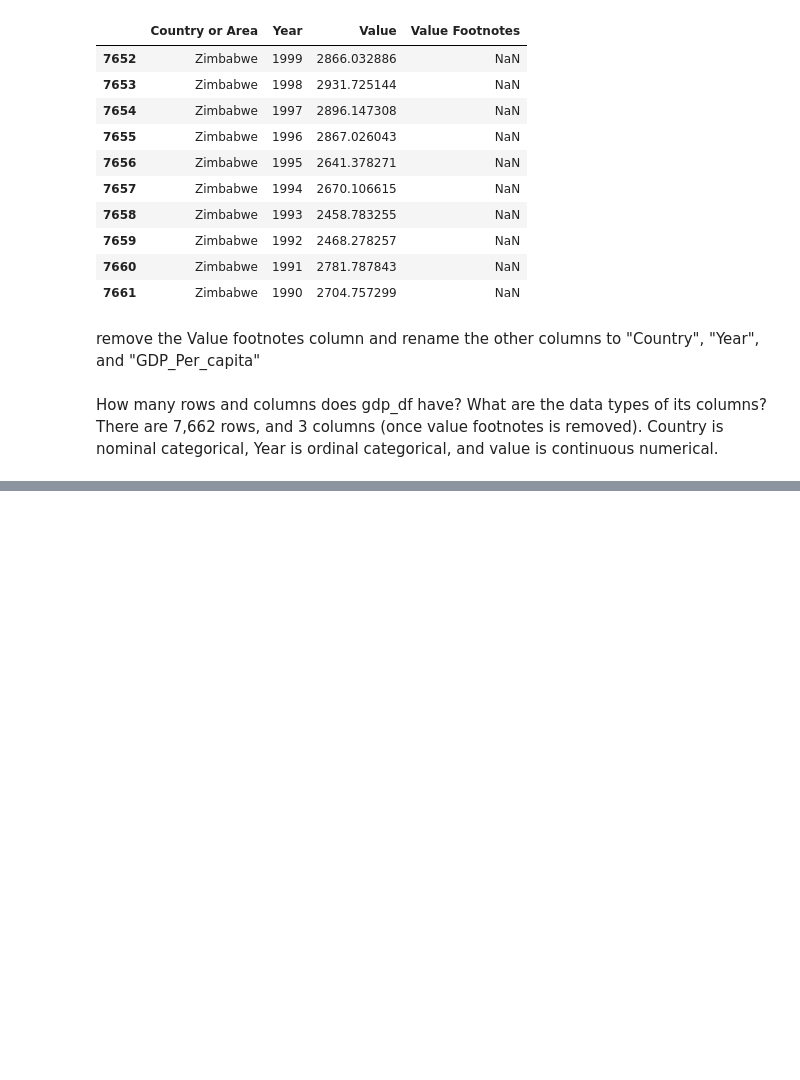
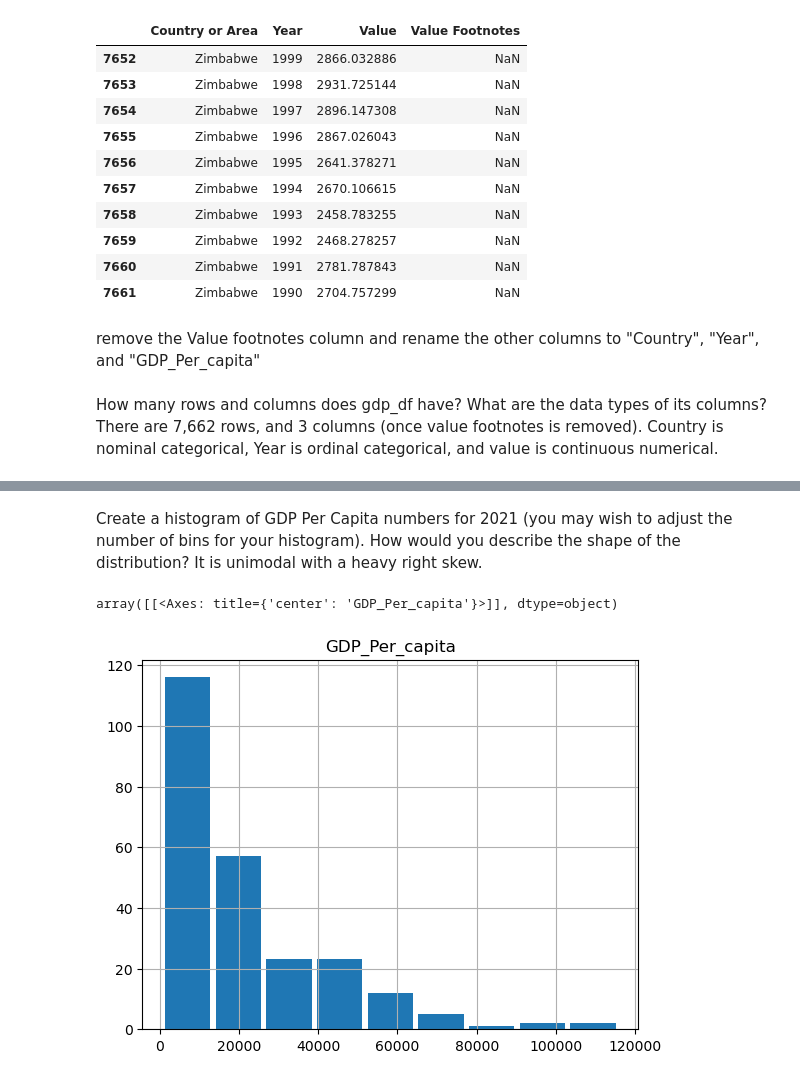
Before and after one commit to nss-data-science-cohort-8/un-exploration-Mythical-clj, a Jupyter notebook: notebooks/UN_Data_Exploration.ipynb, the cells around one changed output, grey strips where cells are left out. Saved outputs shown, nothing was run; the diff lists cells and outputs as text; code cells hidden in the pictures; blank space fills up the shorter version.

```diff
--- a/notebooks/UN_Data_Exploration.ipynb
+++ b/notebooks/UN_Data_Exploration.ipynb
@@ -49,6 +49,8 @@ gdp_df = (
 )
 # %% [markdown]
 How many rows and columns does gdp_df have? What are the data types of its columns? There are 7,662 rows, and 3 columns (once value footnotes is removed). Country is nominal categorical, Year is ordinal categorical, and value is continuous numerical.
+# %%
+gdp_df['Year'] = pd.to_datetime(gdp_df['Year'], format = '%Y', errors='coerce').dt.to_period('Y')
 # %%
 gdp_df.info()
 # %% [output]
@@ -112,0 +121,2 @@ Name: count, Length: 242, dtype: int64
+# %%
+gdp_2021 = gdp_df.loc[gdp_df["Year"] == '2021']
@@ -112,0 +135,7 @@ Name: count, Length: 242, dtype: int64
+# %% [markdown]
+Create a histogram of GDP Per Capita numbers for 2021 (you may wish to adjust the number of bins for your histogram). How would you describe the shape of the distribution? It is unimodal with a heavy right skew.
+# %%
+gdp_2021.hist(bins=9, rwidth=0.9)
+# %% [output]
+array([[<Axes: title={'center': 'GDP_Per_capita'}>]], dtype=object)
+[figure, added]
```
Also changed, not shown: parts of 16 cells of this notebook.
